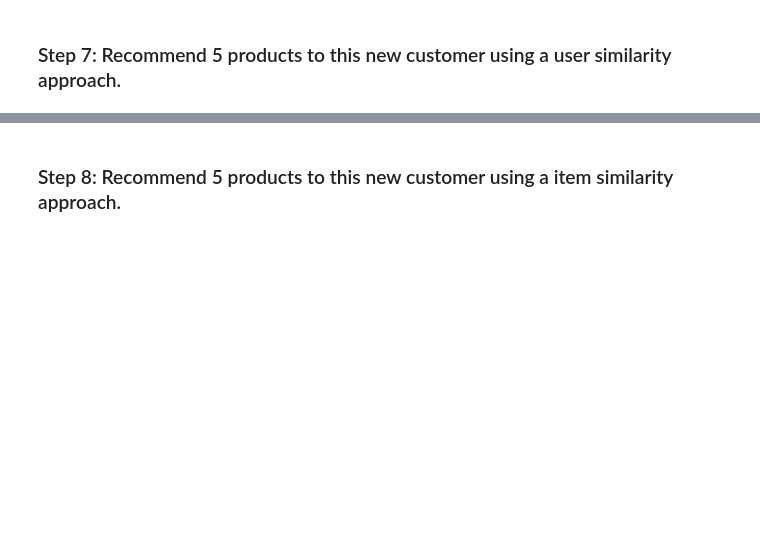
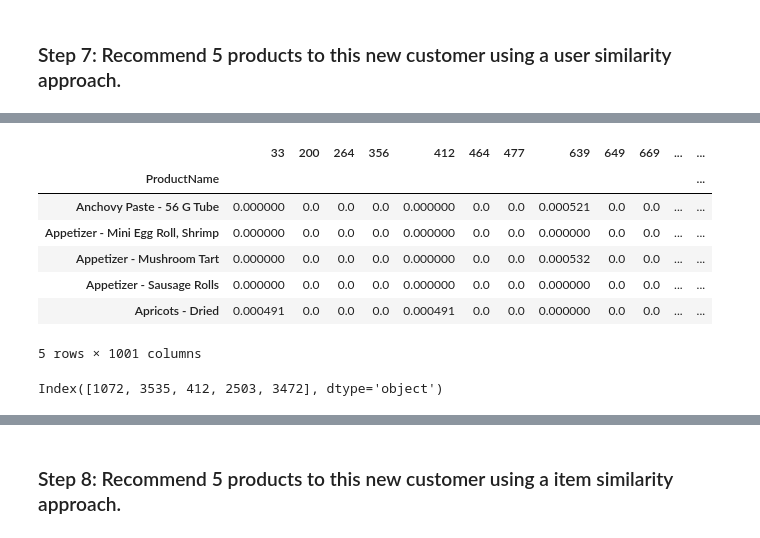
Before and after one commit to ironhack-datalabs/datamad0419, a Jupyter notebook: module-2/lab-recommender-deepdive/your-code/main.ipynb, the cells around one changed output, grey strips where cells are left out. Saved outputs shown, nothing was run; the diff lists cells and outputs as text; code cells hidden in the pictures; blank space fills up the shorter version.

```diff
--- a/module-2/lab-recommender-deepdive/your-code/main.ipynb
+++ b/module-2/lab-recommender-deepdive/your-code/main.ipynb
@@ -341,3 +380,6 @@ new_customer = {'Cookies - Assorted':3,
                 'Pepper - White, Ground':2,
                 'Spinach - Baby':5,
                 'Sole - Dover, Whole, Fresh':4}
+
+new_customerdf = pd.DataFrame(new_customer, index=["new_customer"]).T
+new_customerdf.head()
@@ -345,0 +397,5 @@ new_customer = {'Cookies - Assorted':3,
+# %%
+# Groupby
+
+customer_products = data.groupby(["CustomerID", "ProductName"]).agg({"Quantity": sum}).reset_index()
+customer_products.head()
@@ -345,0 +409,22 @@ new_customer = {'Cookies - Assorted':3,
+# %%
+# Pivot Table
+
+customer_productspt = customer_products.pivot_table(
+    values = "Quantity", index = "CustomerID", columns = "ProductName").fillna(0).T
+
+# Uno los datos del nuevo cliente
+customer_productspt = customer_productspt.join(new_customerdf).fillna(0)
+
+# Normalizo para restar importancia a la cantidad de compras de un producto
+customer_productspt = customer_productspt.div(customer_productspt.sum(axis = 1), axis = 0)
+
+customer_productspt.head()
+# %% [output]
+|  | 33 | 200 | 264 | 356 | 412 | 464 | 477 | 639 | 649 | 669 | ... | ... |
+| ProductName |  |  |  |  |  |  |  |  |  |  |  | ... |
+| Anchovy Paste - 56 G Tube | 0.000000 | 0.0 | 0.0 | 0.0 | 0.000000 | 0.0 | 0.0 | 0.000521 | 0.0 | 0.0 | ... | ... |
+| Appetizer - Mini Egg Roll, Shrimp | 0.000000 | 0.0 | 0.0 | 0.0 | 0.000000 | 0.0 | 0.0 | 0.000000 | 0.0 | 0.0 | ... | ... |
+| Appetizer - Mushroom Tart | 0.000000 | 0.0 | 0.0 | 0.0 | 0.000000 | 0.0 | 0.0 | 0.000532 | 0.0 | 0.0 | ... | ... |
+| Appetizer - Sausage Rolls | 0.000000 | 0.0 | 0.0 | 0.0 | 0.000000 | 0.0 | 0.0 | 0.000000 | 0.0 | 0.0 | ... | ... |
+| Apricots - Dried | 0.000491 | 0.0 | 0.0 | 0.0 | 0.000491 | 0.0 | 0.0 | 0.000000 | 0.0 | 0.0 | ... | ... |
+5 rows × 1001 columns
@@ -345,0 +437,7 @@ new_customer = {'Cookies - Assorted':3,
+# %%
+# Obtengo los 5 clientes más parecidos al nuevo
+
+similar_custs = cust_dist.sort_values("new_customer", ascending = False)[1:6].index
+similar_custs
+# %% [output]
+Index([1072, 3535, 412, 2503, 3472], dtype='object')
```
Also changed, not shown: parts of 29 cells of this notebook.
